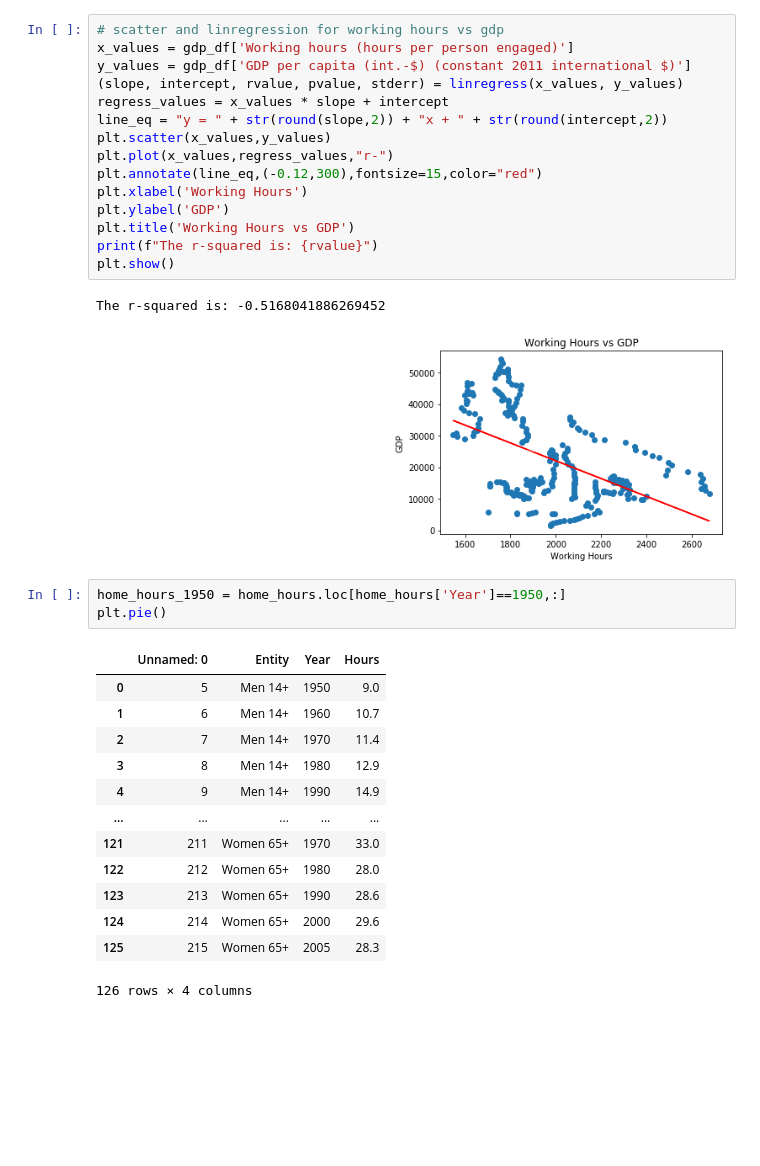
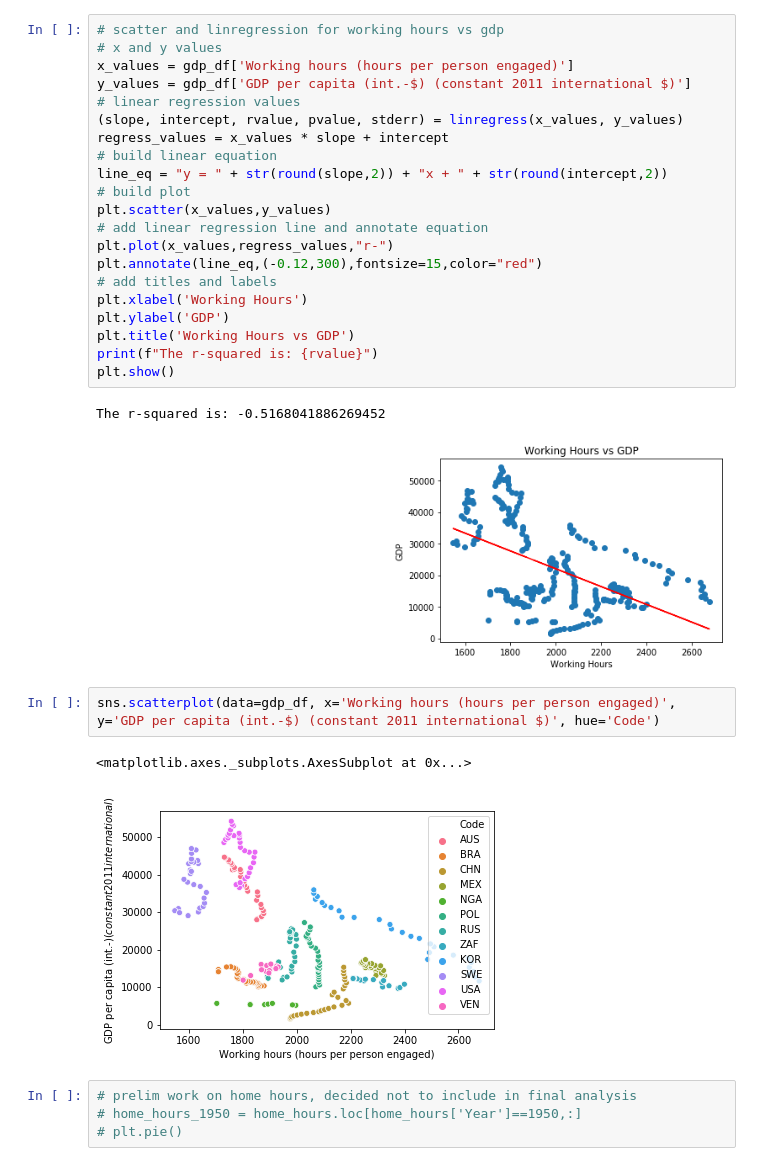
Before and after one commit to JeremyBrent/RUDS_project_1, a Jupyter notebook: economic_analysis.ipynb, the cells around one changed output. Saved outputs shown, nothing was run; the diff lists cells and outputs as text; blank space fills up the shorter version.

```diff
--- a/economic_analysis.ipynb
+++ b/economic_analysis.ipynb
@@ -57,14 +63,20 @@ gdp_df
 289 rows × 5 columns
 # %%
 # scatter and linregression for working hours vs gdp
+# x and y values
 x_values = gdp_df['Working hours (hours per person engaged)']
 y_values = gdp_df['GDP per capita (int.-$) (constant 2011 international $)']
+# linear regression values
 (slope, intercept, rvalue, pvalue, stderr) = linregress(x_values, y_values)
 regress_values = x_values * slope + intercept
+# build linear equation
 line_eq = "y = " + str(round(slope,2)) + "x + " + str(round(intercept,2))
+# build plot
 plt.scatter(x_values,y_values)
+# add linear regression line and annotate equation
 plt.plot(x_values,regress_values,"r-")
 plt.annotate(line_eq,(-0.12,300),fontsize=15,color="red")
+# add titles and labels
 plt.xlabel('Working Hours')
 plt.ylabel('GDP')
 plt.title('Working Hours vs GDP')
@@ -73,20 +85,12 @@ plt.show()
 # %% [output]
 The r-squared is: -0.5168041886269452
 [figure]
+# %%
+sns.scatterplot(data=gdp_df, x='Working hours (hours per person engaged)', y='GDP per capita (int.-$) (constant 2011 international $)', hue='Code')
+# %% [output]
+<matplotlib.axes._subplots.AxesSubplot at 0x...>
+[figure, added]
 # %%
-home_hours_1950 = home_hours.loc[home_hours['Year']==1950,:]
-plt.pie()
+# prelim work on home hours, decided not to include in final analysis
+# home_hours_1950 = home_hours.loc[home_hours['Year']==1950,:]
+# plt.pie()
-# %% [output]
-|  | Unnamed: 0 | Entity | Year | Hours |
-| 0 | 5 | Men 14+ | 1950 | 9.0 |
-| 1 | 6 | Men 14+ | 1960 | 10.7 |
-| 2 | 7 | Men 14+ | 1970 | 11.4 |
-| 3 | 8 | Men 14+ | 1980 | 12.9 |
-| 4 | 9 | Men 14+ | 1990 | 14.9 |
-| ... | ... | ... | ... | ... |
-| 121 | 211 | Women 65+ | 1970 | 33.0 |
-| 122 | 212 | Women 65+ | 1980 | 28.0 |
-| 123 | 213 | Women 65+ | 1990 | 28.6 |
-| 124 | 214 | Women 65+ | 2000 | 29.6 |
-| 125 | 215 | Women 65+ | 2005 | 28.3 |
-126 rows × 4 columns
```
Also changed, not shown: parts of 10 cells of this notebook.
